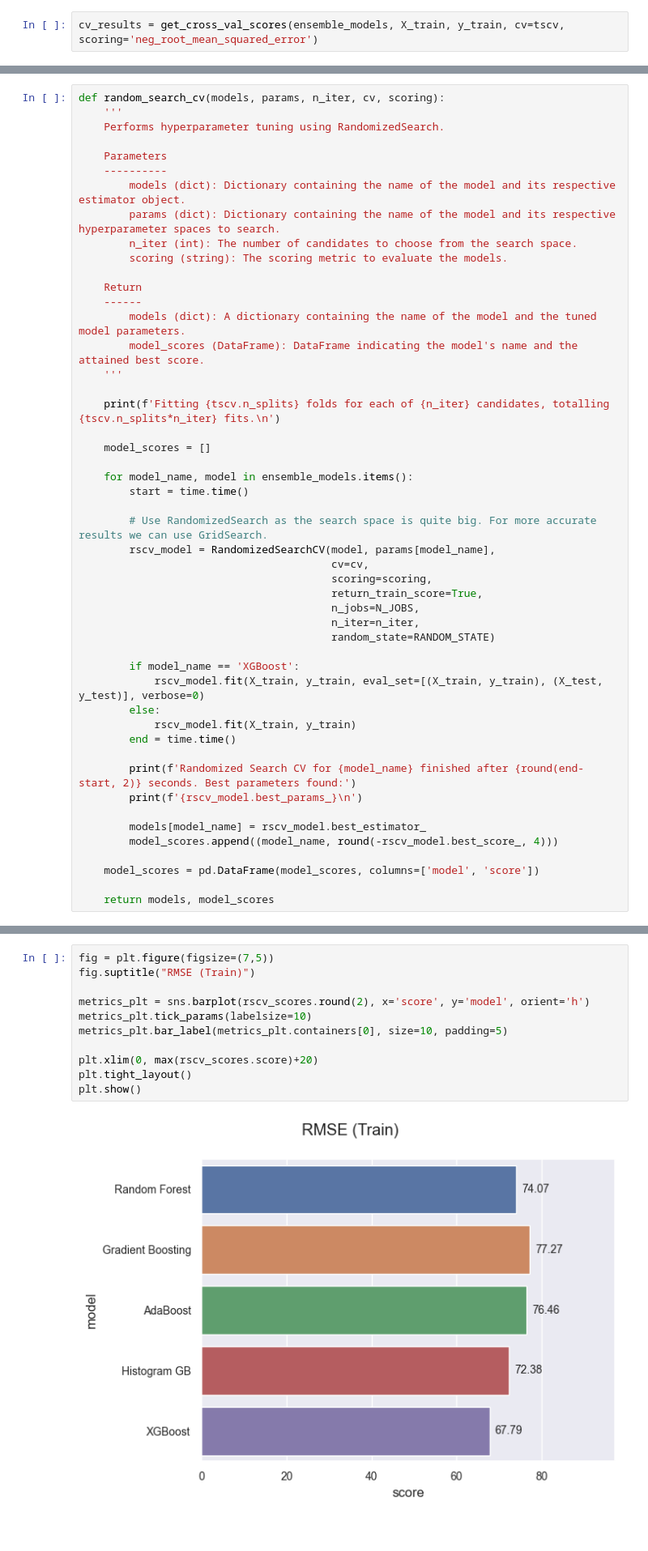
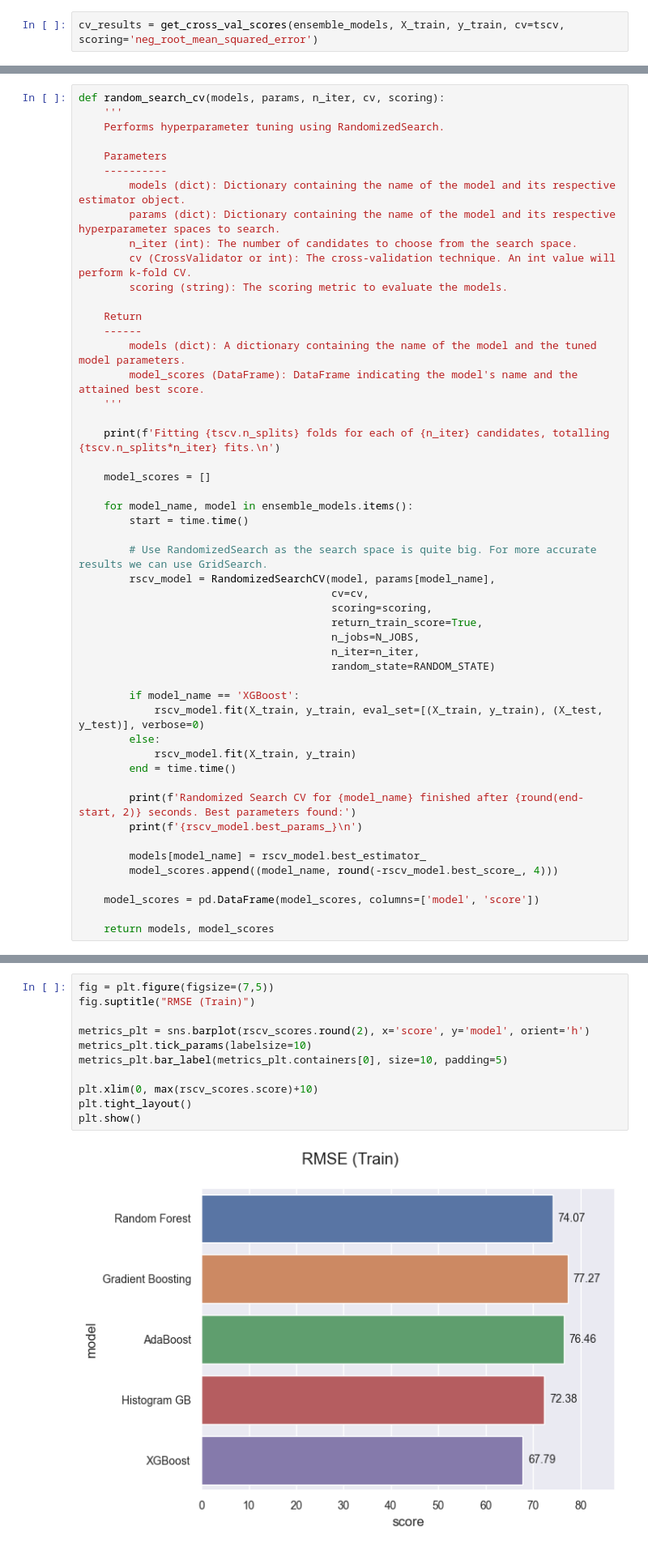
Before and after one commit to sotostzam/india-air-quality-analysis, a Jupyter notebook: eda_and_ensemble.ipynb, the cells around one changed output, grey strips where cells are left out. Shown at 81% size. Drawn from its saved outputs; the diff is of its cells as text.

```diff
--- a/main.ipynb
+++ b/eda_and_ensemble.ipynb
@@ -945,6 +979,7 @@ def random_search_cv(models, params, n_iter, cv, scoring):
         models (dict): Dictionary containing the name of the model and its respective estimator object.
         params (dict): Dictionary containing the name of the model and its respective hyperparameter spaces to search.
         n_iter (int): The number of candidates to choose from the search space.
+        cv (CrossValidator or int): The cross-validation technique. An int value will perform k-fold CV.
         scoring (string): The scoring metric to evaluate the models.
 
     Return
@@ -1006,16 +1041,16 @@ Randomized Search CV for XGBoost finished after 20.55 seconds. Best parameters f
 # %%
 fig = plt.figure(figsize=(7,5))
 fig.suptitle("RMSE (Train)")
 
 metrics_plt = sns.barplot(rscv_scores.round(2), x='score', y='model', orient='h')
 metrics_plt.tick_params(labelsize=10)
 metrics_plt.bar_label(metrics_plt.containers[0], size=10, padding=5)
 
-plt.xlim(0, max(rscv_scores.score)+20)
+plt.xlim(0, max(rscv_scores.score)+10)
 plt.tight_layout()
 plt.show()
 # %% [output]
-[figure, old version]
+[figure, new version]
 # %% [markdown]
 Let's now evaluate the tuned models on their ability to predict unseen data (testing set) and also measure the time needed to train and make predictions.
 # %%
```
Also changed, not shown: parts of 11 cells of this notebook, 1 other file.
